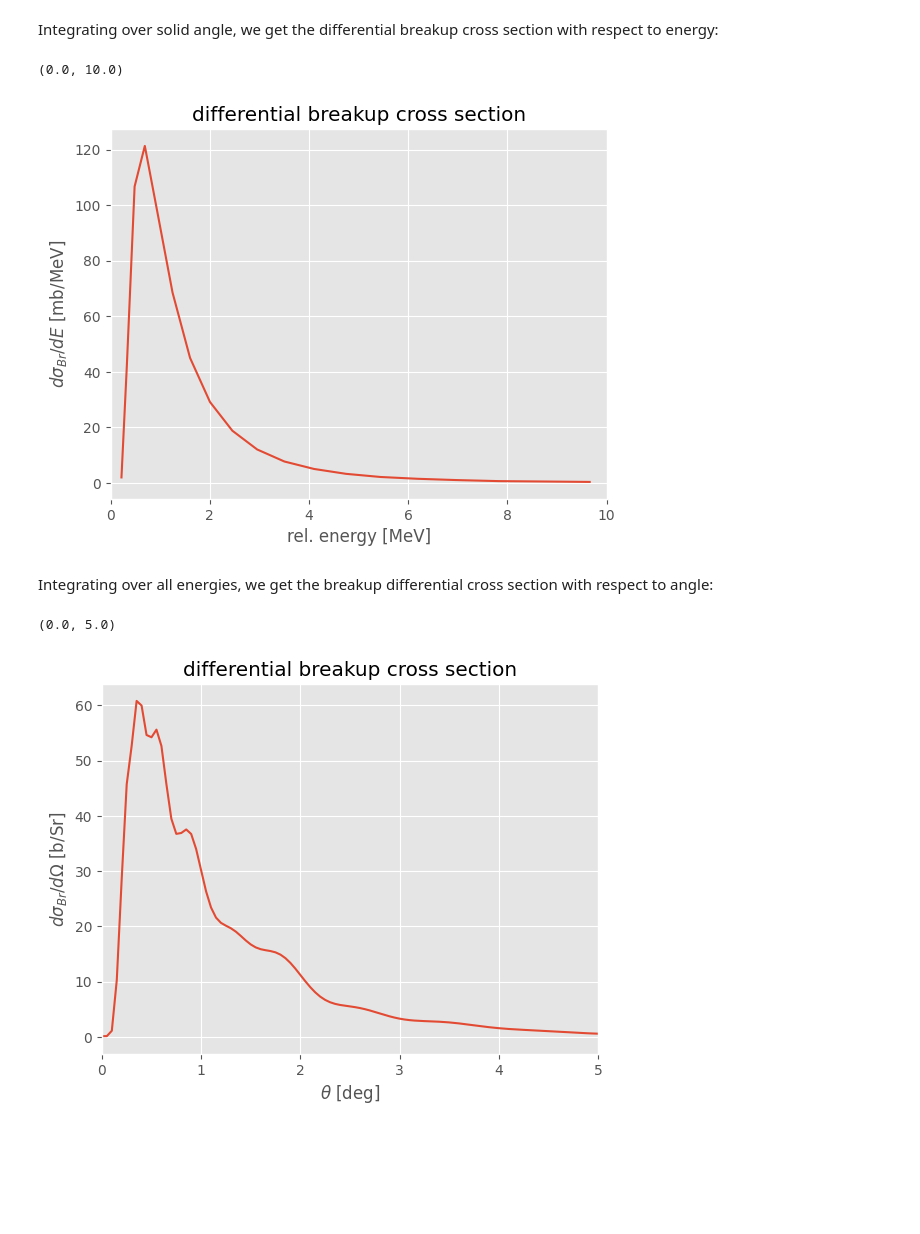
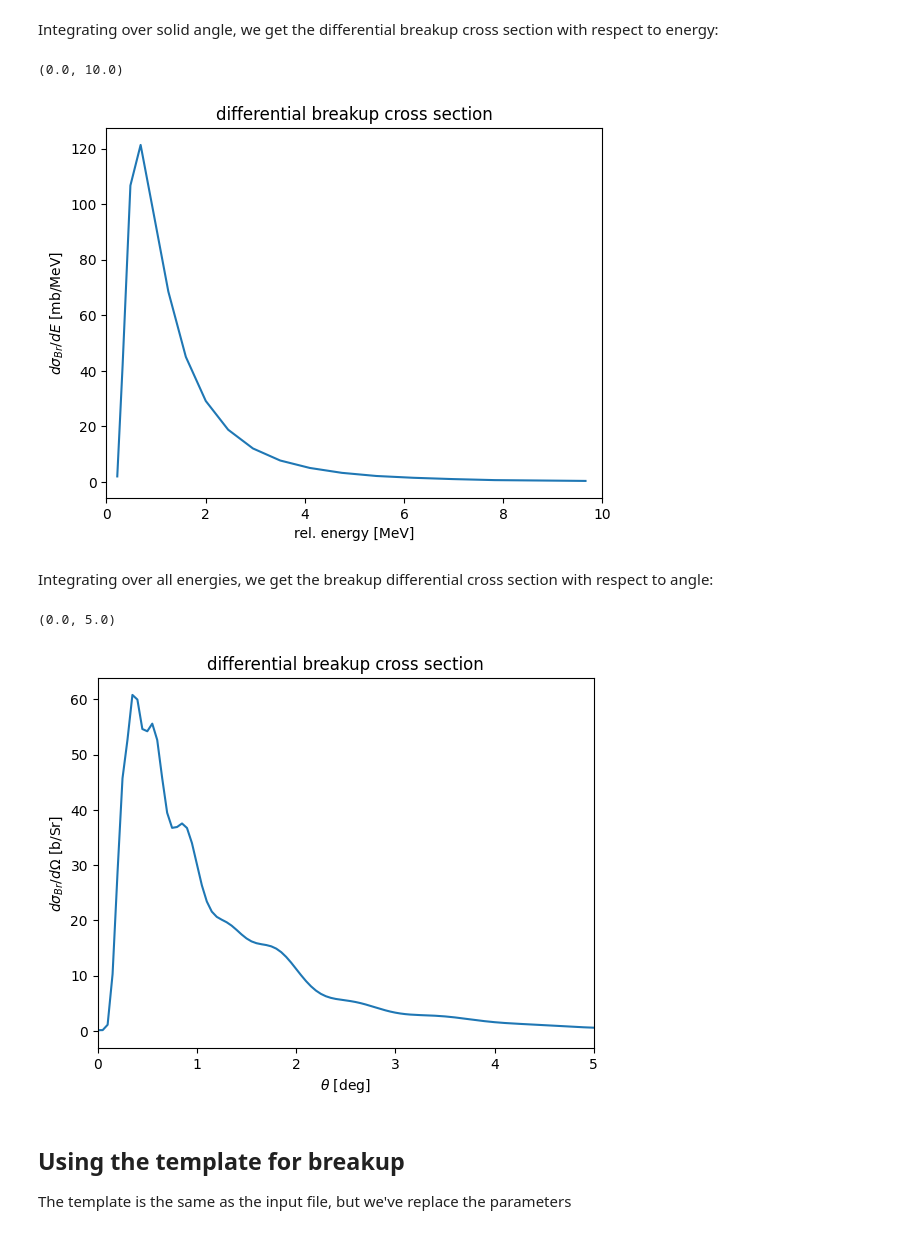
Before and after one commit to bandframework/Bfrescox, a Jupyter notebook: book/notebooks/Breakup.ipynb, the cells around one changed output. Saved outputs shown, nothing was run; the diff lists cells and outputs as text; code cells hidden in the pictures; blank space fills up the shorter version.

Commit message:
update breakup example

```diff
--- a/book/notebooks/Breakup.ipynb
+++ b/book/notebooks/Breakup.ipynb
@@ -24,7 +24,7 @@ from tqdm import tqdm
 with open("MatplotlibEsthetics.json", "r") as fptr:
     esthetics = json.load(fptr)
 
-plt.style.use(esthetics["style"])
+# plt.style.use(esthetics["style"])
 FONTSIZE = esthetics["fontsize"]
 TICK_FONTSIZE = esthetics["tick_fontsize"]
 MARKERSIZE = esthetics["markersize"]
@@ -180,19 +184,23 @@ ax.plot(energy_bins[1:], dsigma_br_dE)
 ax.set_xlim([0, 10])
 # %% [output]
 (0.0, 10.0)
-[figure, old version]
+[figure, new version]
 # %% [markdown]
 Integrating over all energies, we get the breakup differential cross section with respect to angle:
 # %%
-dsigma_br_dOmega = np.sum(dsigma_dOmega, axis=0) / 1000
+dsigma_br_dOmega_b_per_Sr = np.sum(dsigma_dOmega, axis=0) / 1000
 # %%
 fig, ax = plt.subplots()
 ax.set_xlabel(r"$\theta$ [deg]")
 ax.set_ylabel(r"$d\sigma_{Br}/d\Omega$ [b/Sr]")
 ax.set_title("differential breakup cross section")
 
-ax.plot(np.rad2deg(theta), dsigma_br_dOmega)
+ax.plot(np.rad2deg(theta), dsigma_br_dOmega_b_per_Sr)
 ax.set_xlim([0, 5])
 # %% [output]
 (0.0, 5.0)
-[figure, old version]
+[figure, new version]
+# %% [markdown]
+## Using the template for breakup
+
+The template is the same as the input file, but we've replace the parameters
```
Also changed, not shown: parts of 20 cells of this notebook, 1 other file.
